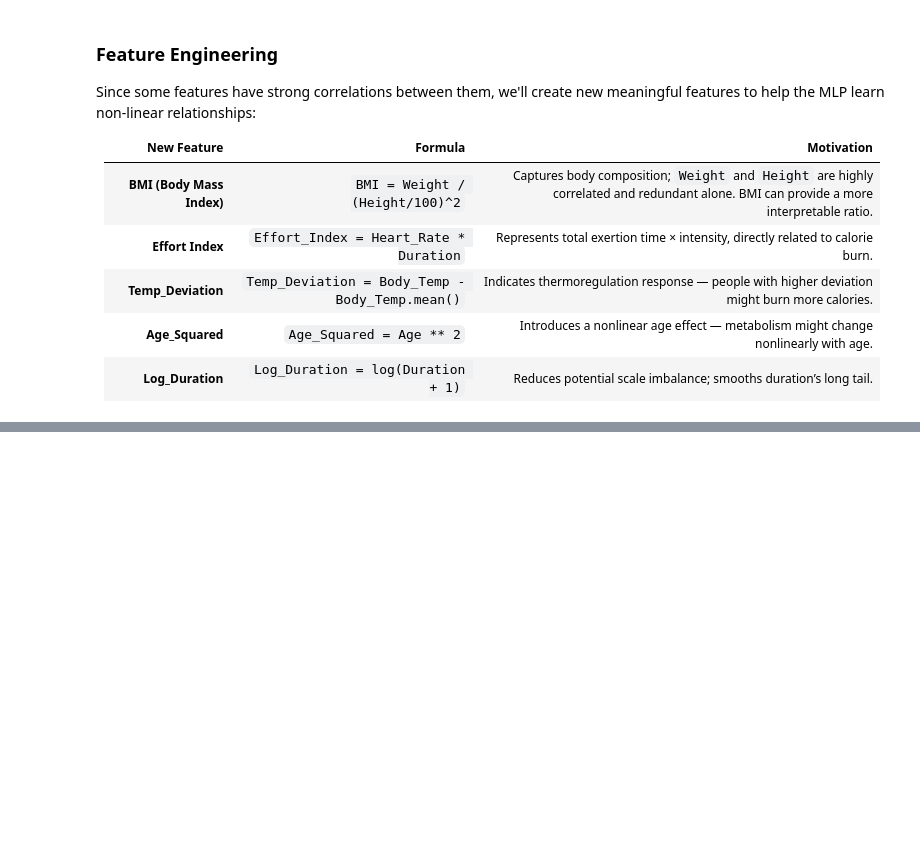
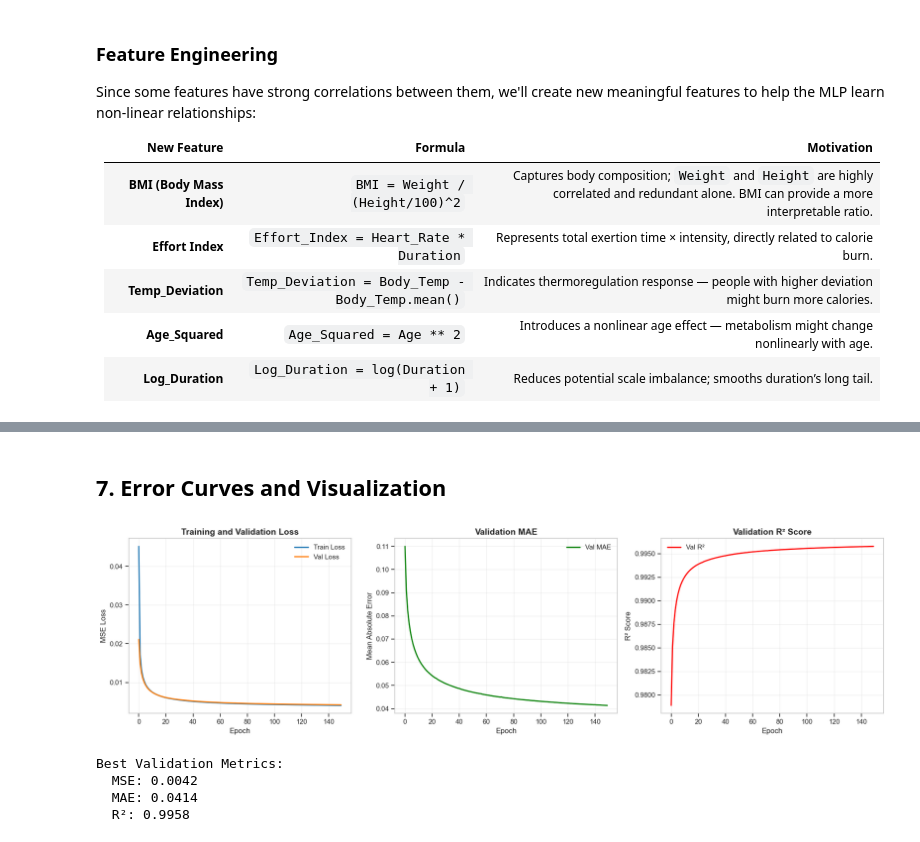
Before and after one commit to rodme02/Exs_RedesNeurais, a Jupyter notebook: docs/projects/regression/notebook.ipynb, the cells around one changed output, grey strips where cells are left out. Saved outputs shown, nothing was run; the diff lists cells and outputs as text; code cells hidden in the pictures; blank space fills up the shorter version.

```diff
--- a/docs/projects/regression/notebook.ipynb
+++ b/docs/projects/regression/notebook.ipynb
@@ -404,0 +765,18 @@ Name: Calories, dtype: float64
+# %%
+# Initialize and train MLP with improved architecture
+mlp_model = MLP(
+    input_dim=X_train_proc.shape[1],
+    hidden_sizes=[256, 128, 64, 32],  # Deeper network with more capacity
+    l2_lambda=1e-5
+)
+
+history = train_mlp(
+    mlp_model,
+    X_train_proc, y_train,
+    X_val_proc, y_val,
+    epochs=150,  # More epochs
+    batch_size=512,
+    learning_rate=0.001,
+    early_stopping=15,  # More patience
+    verbose=True
+)
@@ -404,0 +812,44 @@ Name: Calories, dtype: float64
+# %% [markdown]
+## **7. Error Curves and Visualization**
+# %%
+# Plot training history
+fig, axes = plt.subplots(1, 3, figsize=(18, 5))
+
+# Loss
+axes[0].plot(history['train_loss'], label='Train Loss', linewidth=2)
+axes[0].plot(history['val_loss'], label='Val Loss', linewidth=2)
+axes[0].set_xlabel('Epoch', fontsize=12)
+axes[0].set_ylabel('MSE Loss', fontsize=12)
+axes[0].set_title('Training and Validation Loss', fontsize=14, fontweight='bold')
+axes[0].legend()
+axes[0].grid(alpha=0.3)
+
+# MAE
+axes[1].plot(history['val_mae'], label='Val MAE', color='green', linewidth=2)
+axes[1].set_xlabel('Epoch', fontsize=12)
+axes[1].set_ylabel('Mean Absolute Error', fontsize=12)
+axes[1].set_title('Validation MAE', fontsize=14, fontweight='bold')
+axes[1].legend()
+axes[1].grid(alpha=0.3)
+
+# R²
+axes[2].plot(history['val_r2'], label='Val R²', color='red', linewidth=2)
+axes[2].set_xlabel('Epoch', fontsize=12)
+axes[2].set_ylabel('R² Score', fontsize=12)
+axes[2].set_title('Validation R² Score', fontsize=14, fontweight='bold')
+axes[2].legend()
+axes[2].grid(alpha=0.3)
+
+plt.tight_layout()
+plt.show()
+
+print(f"\nBest Validation Metrics:")
+print(f"  MSE: {min(history['val_loss']):.4f}")
+print(f"  MAE: {min(history['val_mae']):.4f}")
+print(f"  R²: {max(history['val_r2']):.4f}")
+# %% [output]
+[figure, added]
+Best Validation Metrics:
+  MSE: 0.0042
+  MAE: 0.0414
+  R²: 0.9958
```
Also changed, not shown: parts of 36 cells of this notebook, 14 other files.
